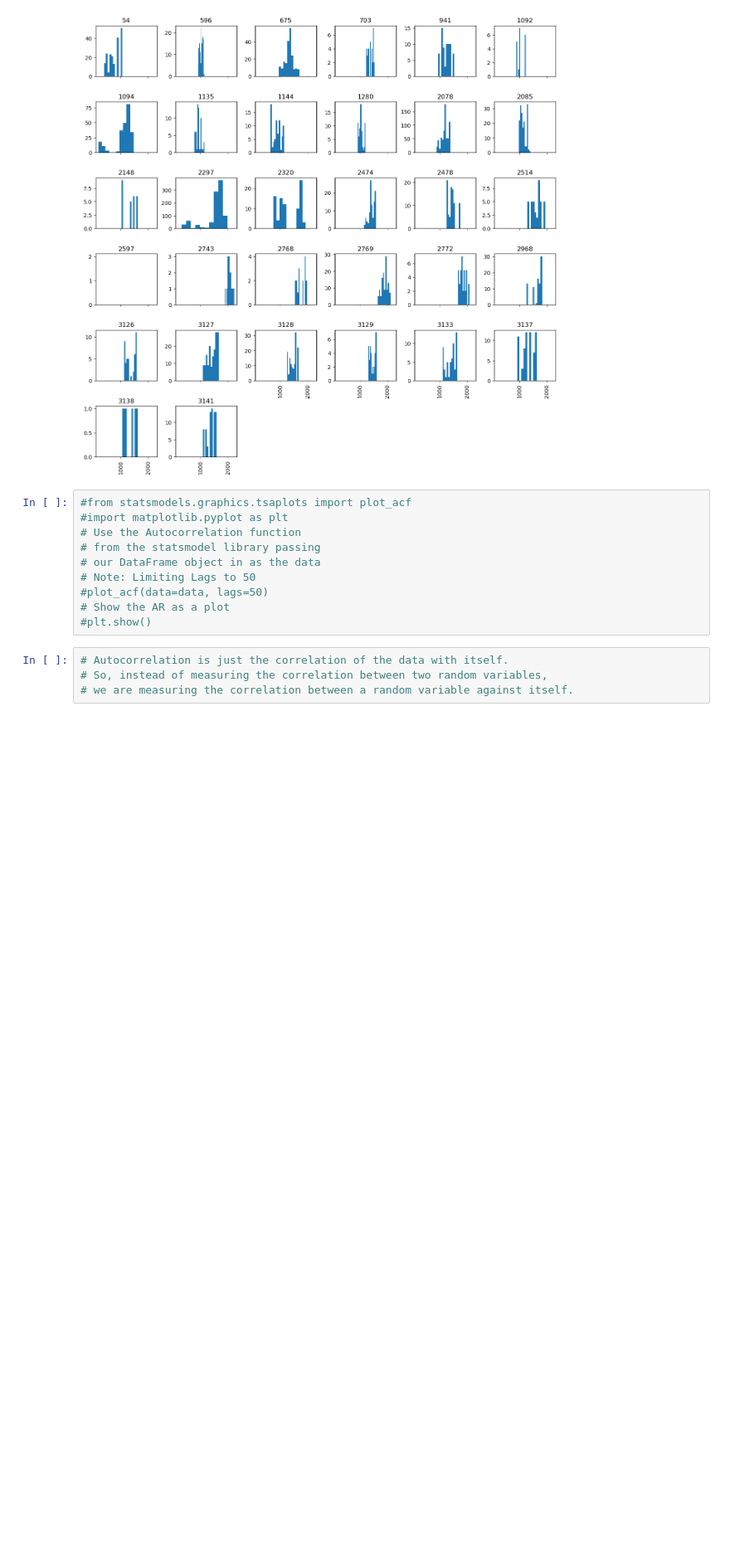
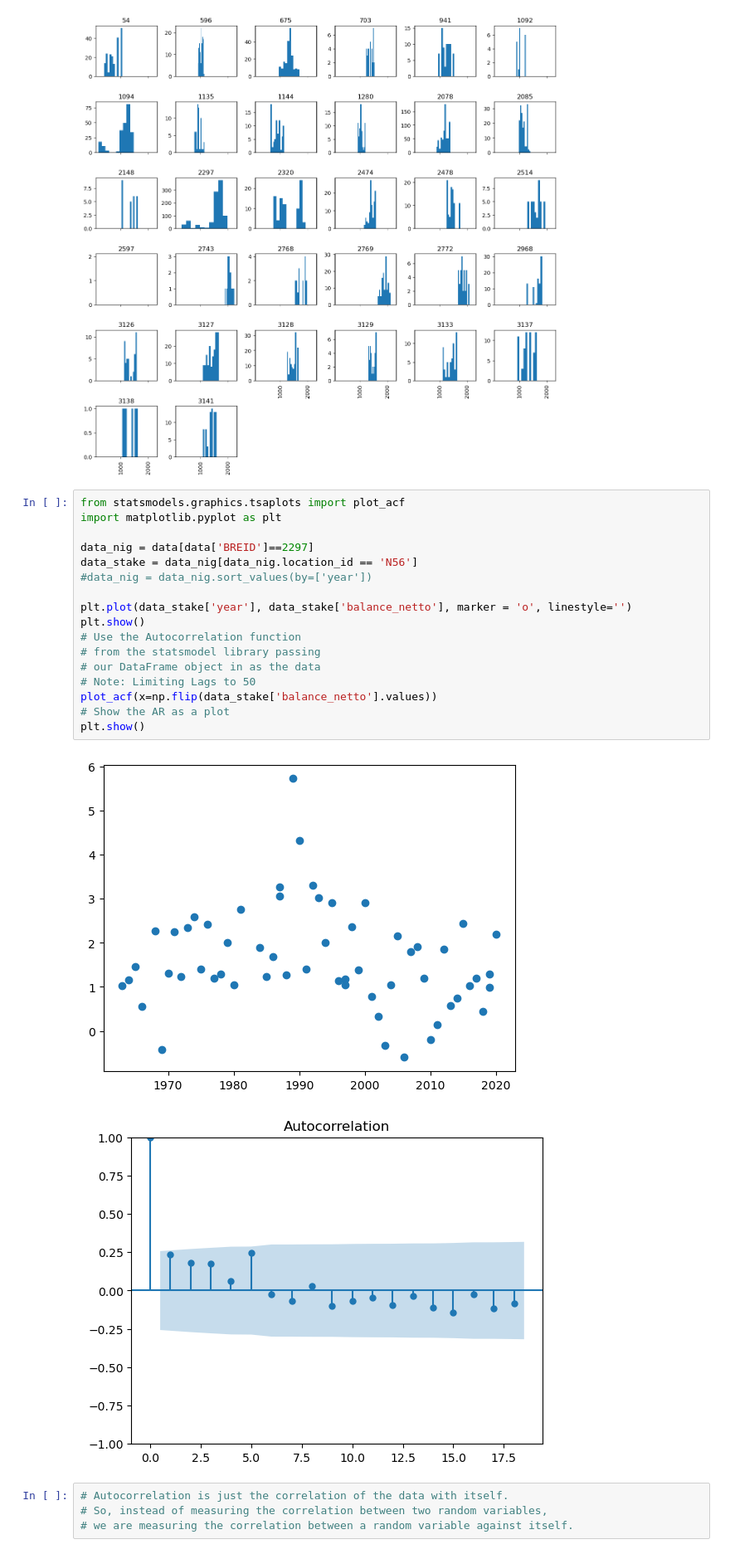
Before and after one commit to khsjursen/ML_MB_Norway, a Jupyter notebook: data_exploration.ipynb, the cells around one changed output. Shown at 83% size. Saved outputs shown, nothing was run; the diff lists cells and outputs as text; blank space fills up the shorter version.

Commit message:
autocorrelation figures

```diff
--- a/data_exploration.ipynb
+++ b/data_exploration.ipynb
@@ -282,15 +282,25 @@ plt.show()
 # %% [output]
 [figure]
 # %%
-#from statsmodels.graphics.tsaplots import plot_acf
-#import matplotlib.pyplot as plt
+from statsmodels.graphics.tsaplots import plot_acf
+import matplotlib.pyplot as plt
+
+data_nig = data[data['BREID']==2297]
+data_stake = data_nig[data_nig.location_id == 'N56']
+#data_nig = data_nig.sort_values(by=['year'])
+
+plt.plot(data_stake['year'], data_stake['balance_netto'], marker = 'o', linestyle='')
+plt.show()
 # Use the Autocorrelation function
 # from the statsmodel library passing
 # our DataFrame object in as the data
 # Note: Limiting Lags to 50
-#plot_acf(data=data, lags=50)
+plot_acf(x=np.flip(data_stake['balance_netto'].values))
 # Show the AR as a plot
-#plt.show()
+plt.show()
+# %% [output]
+[figure, added]
+[figure, added]
 # %%
 # Autocorrelation is just the correlation of the data with itself.
 # So, instead of measuring the correlation between two random variables,
```
